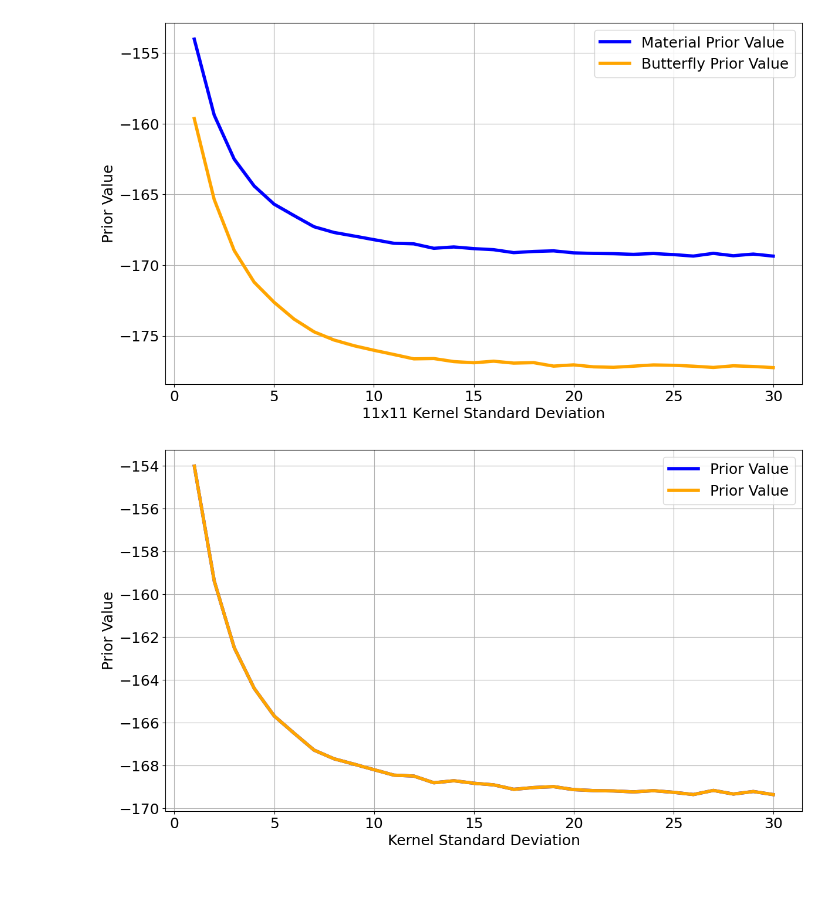
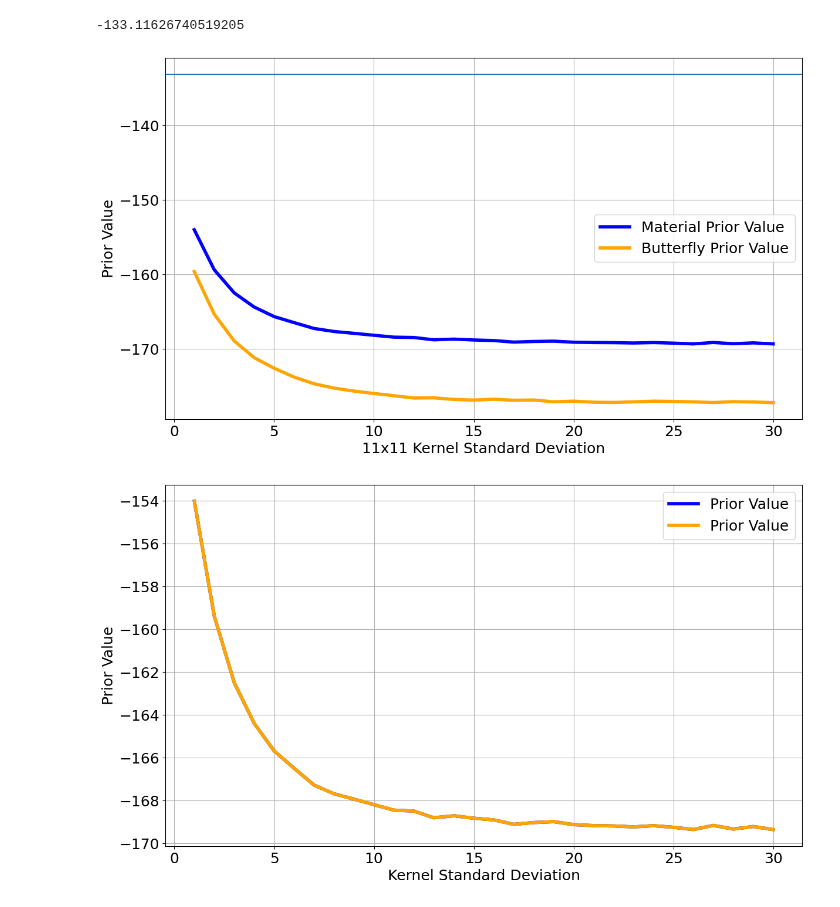
Before and after one commit to PaulBuechler-git/nf-for-inv-problems, a Jupyter notebook: prior_blurr_sensitivity_experiment_comp.ipynb, the cells around one changed output. Cells and saved outputs as stored; diff of their text form; code cells hidden in the pictures.

```diff
--- a/prior_blurr_sensitivity_experiment_comp.ipynb
+++ b/prior_blurr_sensitivity_experiment_comp.ipynb
@@ -31,21 +33,33 @@ mat_val, mat_std = zip(*mat_cursor.fetchall())
 # %%
 but_cursor.execute("SELECT mean, std from variance_data")
 but_val, but_std = zip(*but_cursor.fetchall())
+# %%
+#TABLE flow_model_train_loss(step, loss)
+version = 3
+loss_db_path = f'results/patch_nr/custom_patch_nr/version_{version}/loss.db'
+connection = sqlite3.connect(loss_db_path)
+cursor = connection.cursor()
+cursor.execute('SELECT * from flow_model_validation_loss')
+val_step, val_loss =zip(*cursor.fetchall())
+np.mean(val_loss)
+# %% [output]
+-133.11626740519205
 # %%
 plt.rcParams.update({'font.size' : 18})
 plt.figure(figsize=(14, 8))
 plt.plot(mat_std, mat_val, label='Material Prior Value', linestyle='-', linewidth=4, color='blue')
 plt.plot(but_std, but_val, label='Butterfly Prior Value', linestyle='-', linewidth=4, color='orange')
+plt.axhline(np.mean(val_loss))
 #plt.fill_between(std, mins, maxes, color='cornflowerblue', alpha=0.2, label='Min-Max Range')
 #plt.scatter(scatter_steps, scatter_values, color='cornflowerblue', marker='o', s=3, label='prior values')
 plt.legend()
 plt.xlabel('11x11 Kernel Standard Deviation')
 plt.ylabel('Prior Value')
 #plt.title('Prior behavior for blurr kernel with increasing std')
 plt.grid(True)
 plt.show()
 # %% [output]
-[figure, old version]
+[figure, new version]
 # %%
 # %% [output]
 [figure]
```
Also changed, not shown: parts of 1 cell of this notebook, 4 other files.
